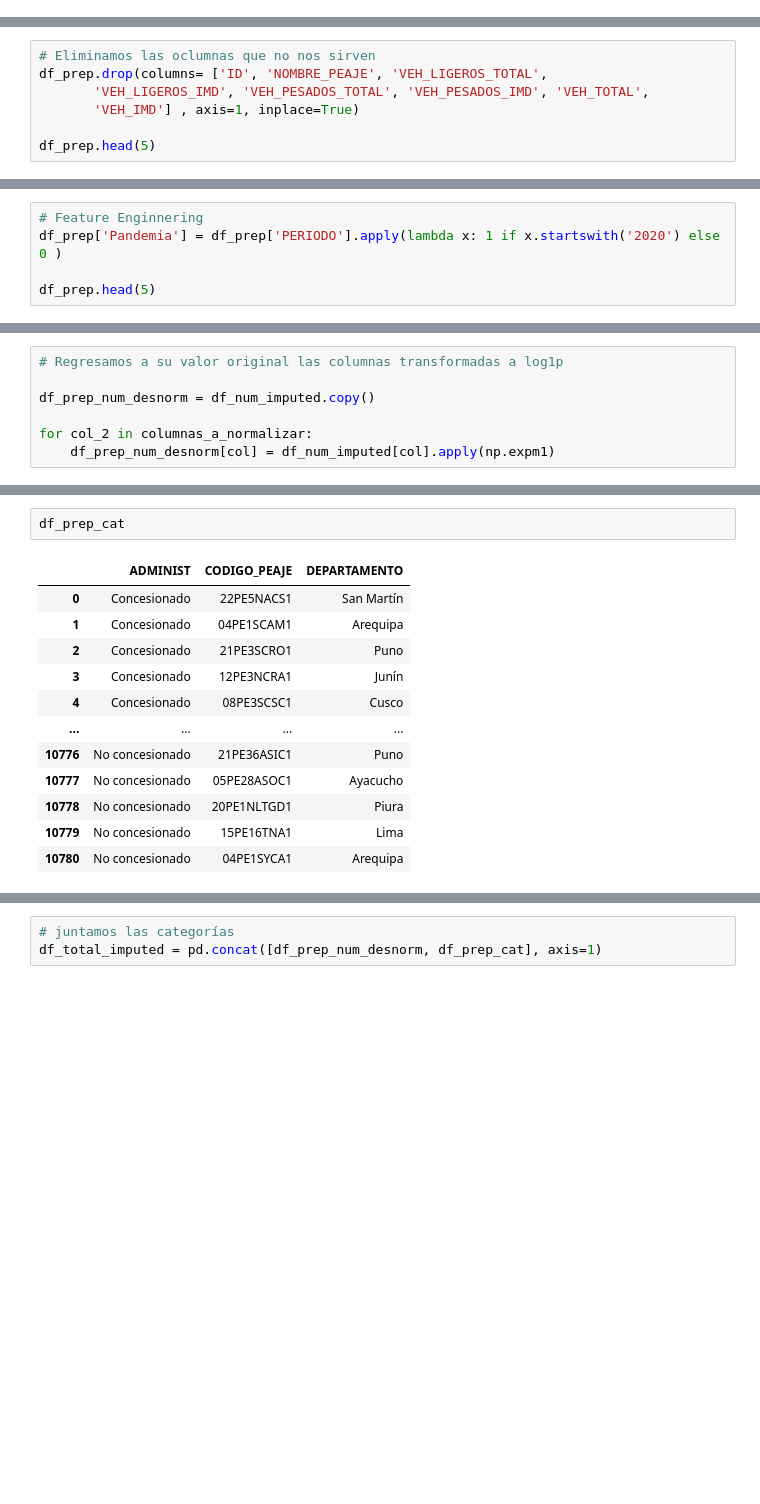
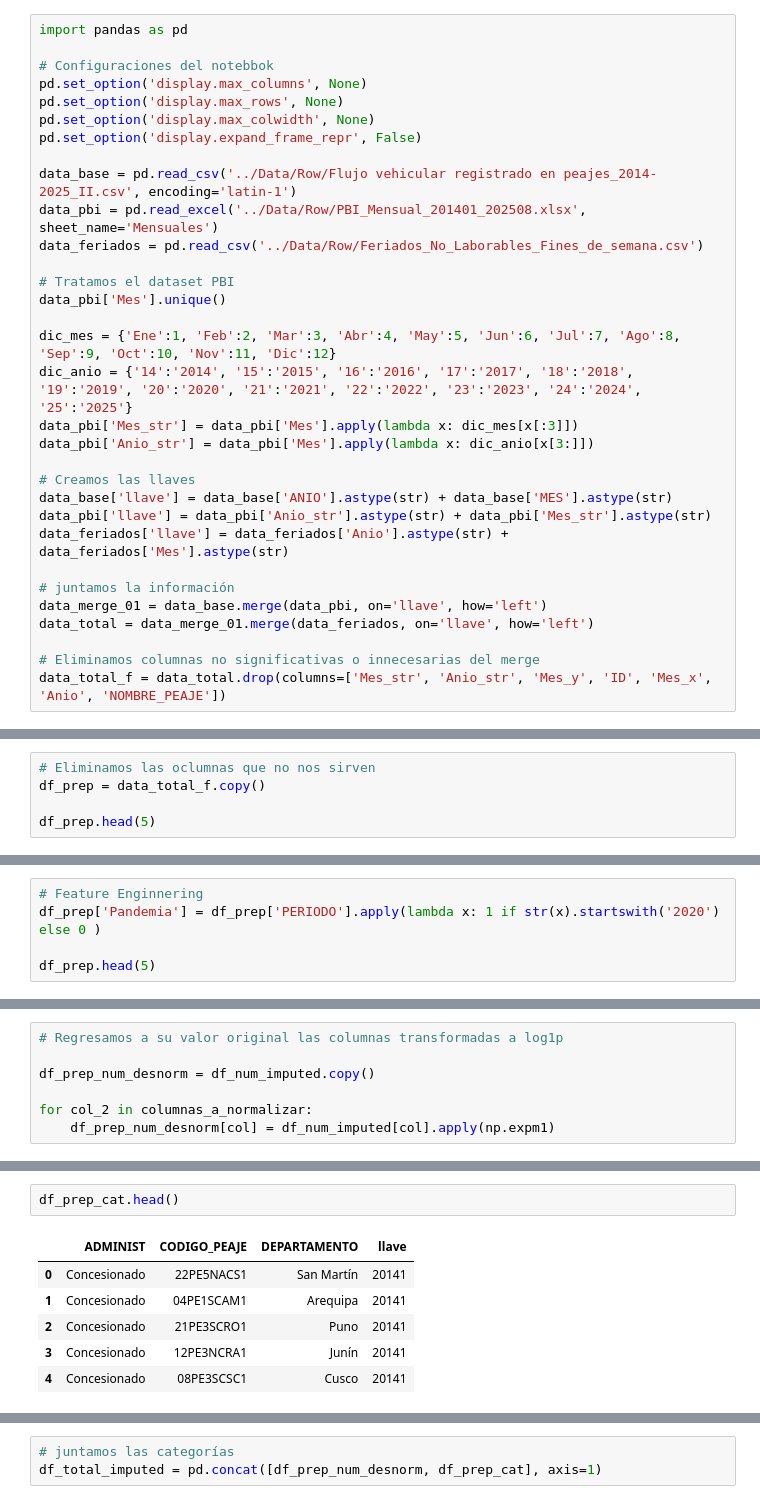
Before and after one commit to jchiroques/MIA_G01_ML_TF_PEAJES, a Jupyter notebook: Notebooks/02_Preprocesamiento.ipynb, the cells around one changed output, grey strips where cells are left out. Drawn from its saved outputs; the diff is of its cells as text; blank space fills up the shorter version.

```diff
--- a/Notebooks/02_Preprocesamiento.ipynb
+++ b/Notebooks/02_Preprocesamiento.ipynb
@@ -33 +17,33 @@ df_prep.head()
+# %%
+import pandas as pd
+
+# Configuraciones del notebbok
+pd.set_option('display.max_columns', None)
+pd.set_option('display.max_rows', None)
+pd.set_option('display.max_colwidth', None)
+pd.set_option('display.expand_frame_repr', False)
+
+data_base = pd.read_csv('../Data/Row/Flujo vehicular registrado en peajes_2014-2025_II.csv', encoding='latin-1')
+data_pbi = pd.read_excel('../Data/Row/PBI_Mensual_201401_202508.xlsx', sheet_name='Mensuales')
+data_feriados = pd.read_csv('../Data/Row/Feriados_No_Laborables_Fines_de_semana.csv')
+
+# Tratamos el dataset PBI
+data_pbi['Mes'].unique()
+
+dic_mes = {'Ene':1, 'Feb':2, 'Mar':3, 'Abr':4, 'May':5, 'Jun':6, 'Jul':7, 'Ago':8, 'Sep':9, 'Oct':10, 'Nov':11, 'Dic':12}
+dic_anio = {'14':'2014', '15':'2015', '16':'2016', '17':'2017', '18':'2018', '19':'2019', '20':'2020', '21':'2021', '22':'2022', '23':'2023', '24':'2024', '25':'2025'}
+data_pbi['Mes_str'] = data_pbi['Mes'].apply(lambda x: dic_mes[x[:3]])
+data_pbi['Anio_str'] = data_pbi['Mes'].apply(lambda x: dic_anio[x[3:]])
+
+# Creamos las llaves
+data_base['llave'] = data_base['ANIO'].astype(str) + data_base['MES'].astype(str)
+data_pbi['llave'] = data_pbi['Anio_str'].astype(str) + data_pbi['Mes_str'].astype(str)
+data_feriados['llave'] = data_feriados['Anio'].astype(str) + data_feriados['Mes'].astype(str)
+
+# juntamos la información
+data_merge_01 = data_base.merge(data_pbi, on='llave', how='left')
+data_total = data_merge_01.merge(data_feriados, on='llave', how='left')
+
+# Eliminamos columnas no significativas o innecesarias del merge
+data_total_f = data_total.drop(columns=['Mes_str', 'Anio_str', 'Mes_y', 'ID', 'Mes_x', 'Anio', 'NOMBRE_PEAJE'])
 # %%
@@ -42,9 +59,7 @@ Index(['ID', 'ADMINIST', 'CODIGO_PEAJE', 'DEPARTAMENTO', 'NOMBRE_PEAJE',
       dtype='object')
 # %%
 # Eliminamos las oclumnas que no nos sirven
-df_prep.drop(columns= ['ID', 'NOMBRE_PEAJE', 'VEH_LIGEROS_TOTAL',
-       'VEH_LIGEROS_IMD', 'VEH_PESADOS_TOTAL', 'VEH_PESADOS_IMD', 'VEH_TOTAL',
-       'VEH_IMD'] , axis=1, inplace=True)
+df_prep = data_total_f.copy()
 
 df_prep.head(5)
 # %% [output]
@@ -57,6 +92,6 @@ df_prep.head(5)
 # %%
 # Feature Enginnering
-df_prep['Pandemia'] = df_prep['PERIODO'].apply(lambda x: 1 if x.startswith('2020') else 0 )
+df_prep['Pandemia'] = df_prep['PERIODO'].apply(lambda x: 1 if str(x).startswith('2020') else 0 )
 
 df_prep.head(5)
 # %% [output]
@@ -281,17 +317,11 @@ df_prep_num_desnorm.head()
 | 3 | 2.397895 | 10.756732 | 9.739909 | 9.830164 | 8.403801 | ... |
 | 4 | 0.000000 | 10.078784 | 8.457443 | 8.279443 | 6.104793 | ... |
 # %%
-df_prep_cat
+df_prep_cat.head()
 # %% [output]
-|  | ADMINIST | CODIGO_PEAJE | DEPARTAMENTO |
-| 0 | Concesionado | 22PE5NACS1 | San Martín |
-| 1 | Concesionado | 04PE1SCAM1 | Arequipa |
-| 2 | Concesionado | 21PE3SCRO1 | Puno |
-| 3 | Concesionado | 12PE3NCRA1 | Junín |
-| 4 | Concesionado | 08PE3SCSC1 | Cusco |
-| ... | ... | ... | ... |
-| 10776 | No concesionado | 21PE36ASIC1 | Puno |
-| 10777 | No concesionado | 05PE28ASOC1 | Ayacucho |
-| 10778 | No concesionado | 20PE1NLTGD1 | Piura |
-| 10779 | No concesionado | 15PE16TNA1 | Lima |
-| 10780 | No concesionado | 04PE1SYCA1 | Arequipa |
+|  | ADMINIST | CODIGO_PEAJE | DEPARTAMENTO | llave |
+| 0 | Concesionado | 22PE5NACS1 | San Martín | 20141 |
+| 1 | Concesionado | 04PE1SCAM1 | Arequipa | 20141 |
+| 2 | Concesionado | 21PE3SCRO1 | Puno | 20141 |
+| 3 | Concesionado | 12PE3NCRA1 | Junín | 20141 |
+| 4 | Concesionado | 08PE3SCSC1 | Cusco | 20141 |
```
Also changed, not shown: parts of 14 cells of this notebook, 1 other file.
